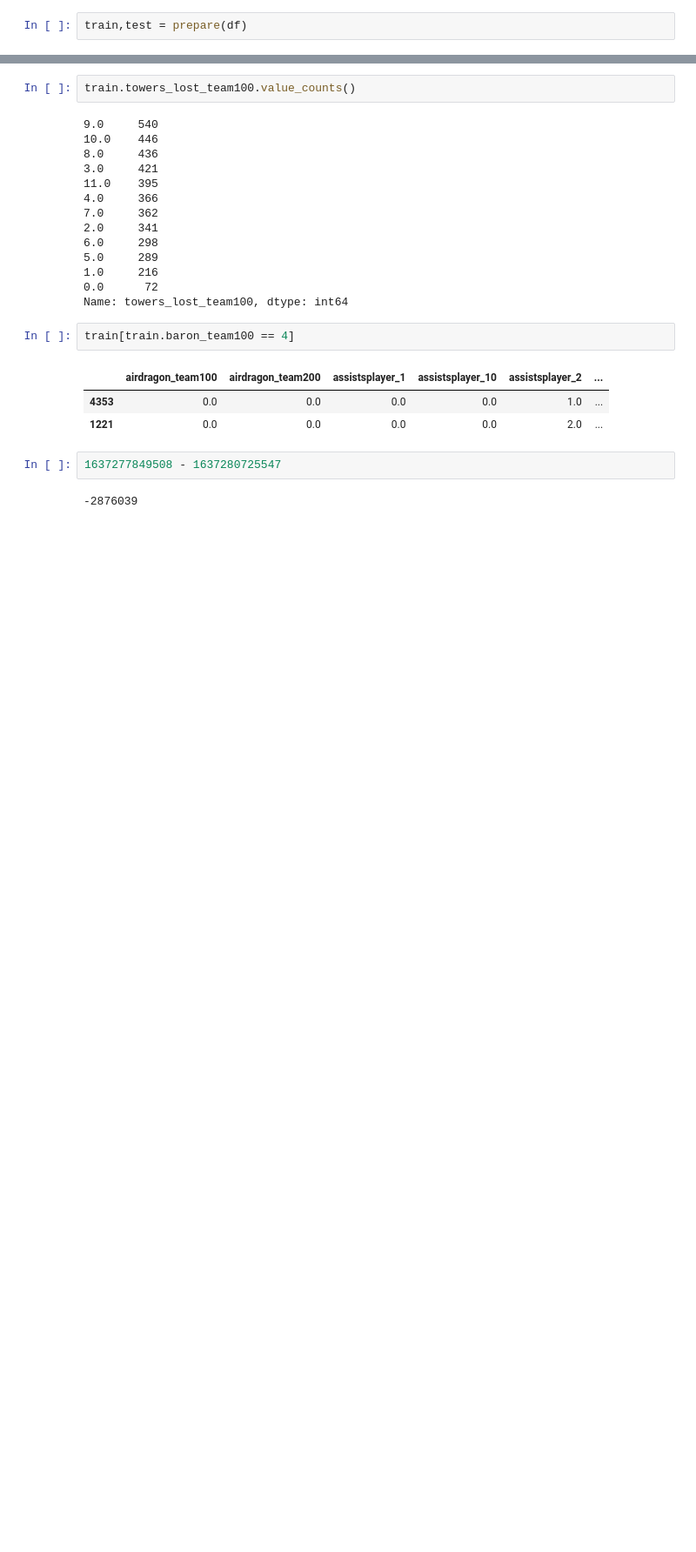
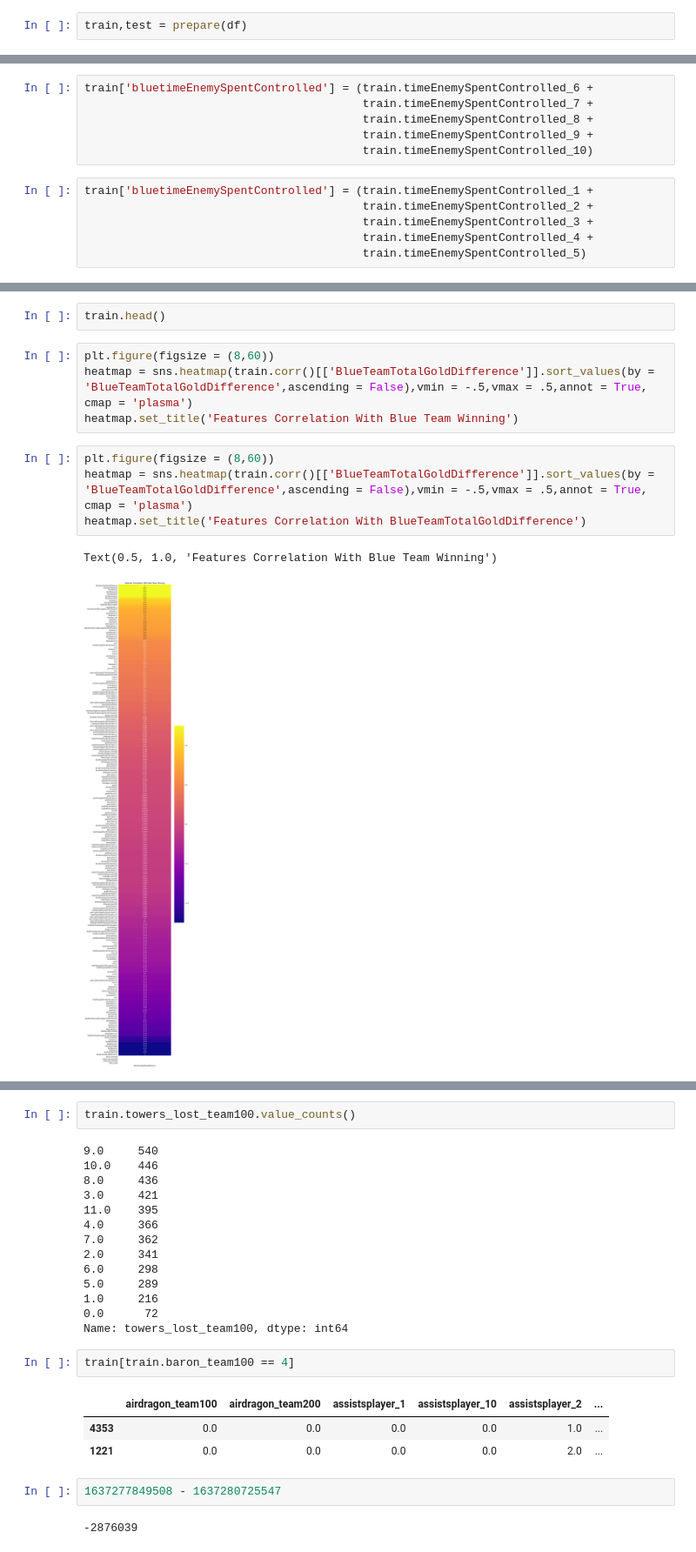
Before and after one commit to codeup-germain/Esports-Analysis, a Jupyter notebook: jared/scratch_notebook.ipynb, the cells around one changed output, grey strips where cells are left out. Shown at 87% size. Cells and saved outputs as stored; diff of their text form; blank space fills up the shorter version.

```diff
--- a/jared/scratch_notebook.ipynb
+++ b/jared/scratch_notebook.ipynb
@@ -209,0 +88,12 @@ Text(0.5, 1.0, 'Features Correlation With red Team Winning')
+# %%
+train['bluetimeEnemySpentControlled'] = (train.timeEnemySpentControlled_6 +
+                                         train.timeEnemySpentControlled_7 +
+                                         train.timeEnemySpentControlled_8 +
+                                         train.timeEnemySpentControlled_9 +
+                                         train.timeEnemySpentControlled_10)
+# %%
+train['bluetimeEnemySpentControlled'] = (train.timeEnemySpentControlled_1 +
+                                         train.timeEnemySpentControlled_2 +
+                                         train.timeEnemySpentControlled_3 +
+                                         train.timeEnemySpentControlled_4 +
+                                         train.timeEnemySpentControlled_5)
@@ -209,0 +127,13 @@ Text(0.5, 1.0, 'Features Correlation With red Team Winning')
+# %%
+train.head()
+# %%
+plt.figure(figsize = (8,60))
+heatmap = sns.heatmap(train.corr()[['BlueTeamTotalGoldDifference']].sort_values(by = 'BlueTeamTotalGoldDifference',ascending = False),vmin = -.5,vmax = .5,annot = True, cmap = 'plasma')
+heatmap.set_title('Features Correlation With Blue Team Winning')
+# %%
+plt.figure(figsize = (8,60))
+heatmap = sns.heatmap(train.corr()[['BlueTeamTotalGoldDifference']].sort_values(by = 'BlueTeamTotalGoldDifference',ascending = False),vmin = -.5,vmax = .5,annot = True, cmap = 'plasma')
+heatmap.set_title('Features Correlation With BlueTeamTotalGoldDifference')
+# %% [output]
+Text(0.5, 1.0, 'Features Correlation With Blue Team Winning')
+[figure, added]
```
Also changed, not shown: parts of 23 cells of this notebook, 10 other files.
